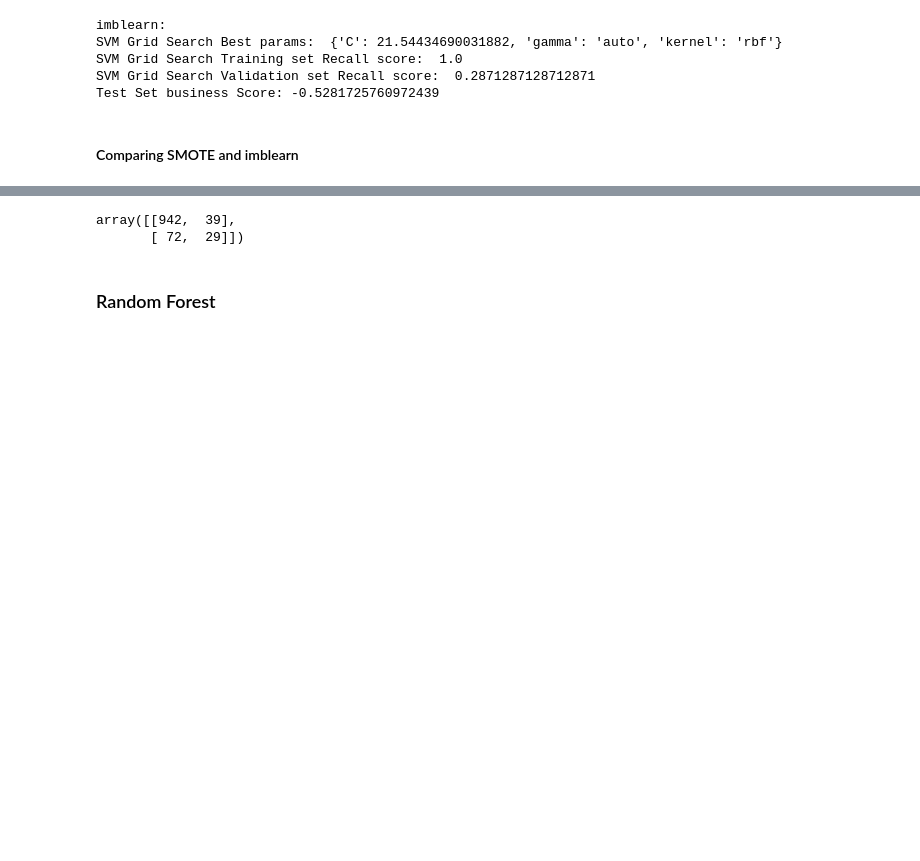
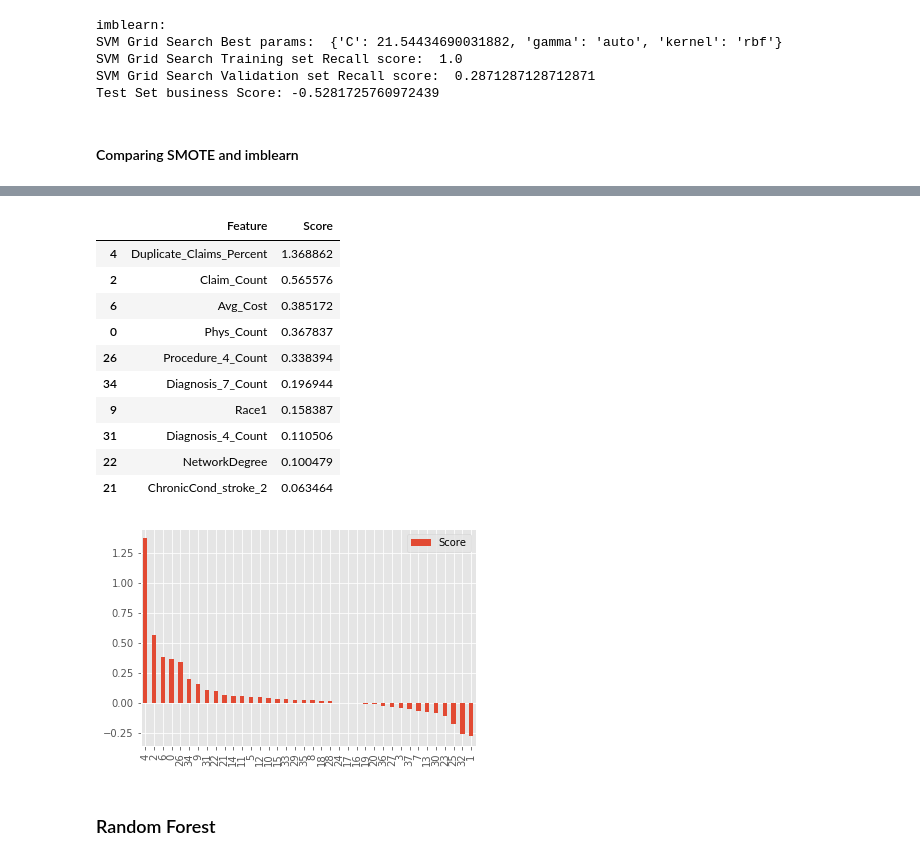
Before and after one commit to cosmochoi/healthcare_fraud, a Jupyter notebook: ML_models_networkadjusted.ipynb, the cells around one changed output, grey strips where cells are left out. Cells and saved outputs as stored; diff of their text form; code cells hidden in the pictures; blank space fills up the shorter version.

```diff
--- a/ML_models_networkadjusted.ipynb
+++ b/ML_models_networkadjusted.ipynb
@@ -767,10 +767,31 @@ SMOTE svm business score:  0.7247366724206643
 imblearn svm business score:  -0.5281725760972439
-# %%
-#recall = TP / (TP+FN)
-confusion_matrix(y_test, best_svm.predict(X_test))
-# %% [output]
-array([[942,  39],
-       [ 72,  29]])
+# %%
+#recall = TP / (TP+FN)
+confusion_matrix(y_test, best_svm.predict(X_test))
+importance = best_svm.coef_[0]
+feature_importance = pd.DataFrame(columns = ('Feature', 'Score'))
+
+# summarize feature importance
+for i,v in enumerate(importance):
+    feature_importance.loc[i] = X_train_Bal.columns[i], v
+
+# plot feature importance
+scores = feature_importance.sort_values(by = 'Score', ascending=False)
+scores.plot.bar()
+scores.head(10)
+# %% [output]
+|  | Feature | Score |
+| 4 | Duplicate_Claims_Percent | 1.368862 |
+| 2 | Claim_Count | 0.565576 |
+| 6 | Avg_Cost | 0.385172 |
+| 0 | Phys_Count | 0.367837 |
+| 26 | Procedure_4_Count | 0.338394 |
+| 34 | Diagnosis_7_Count | 0.196944 |
+| 9 | Race1 | 0.158387 |
+| 31 | Diagnosis_4_Count | 0.110506 |
+| 22 | NetworkDegree | 0.100479 |
+| 21 | ChronicCond_stroke_2 | 0.063464 |
+[figure, added]
 # %% [markdown]
 ### Random Forest
 # %%
```
Also changed, not shown: parts of 20 cells of this notebook.
